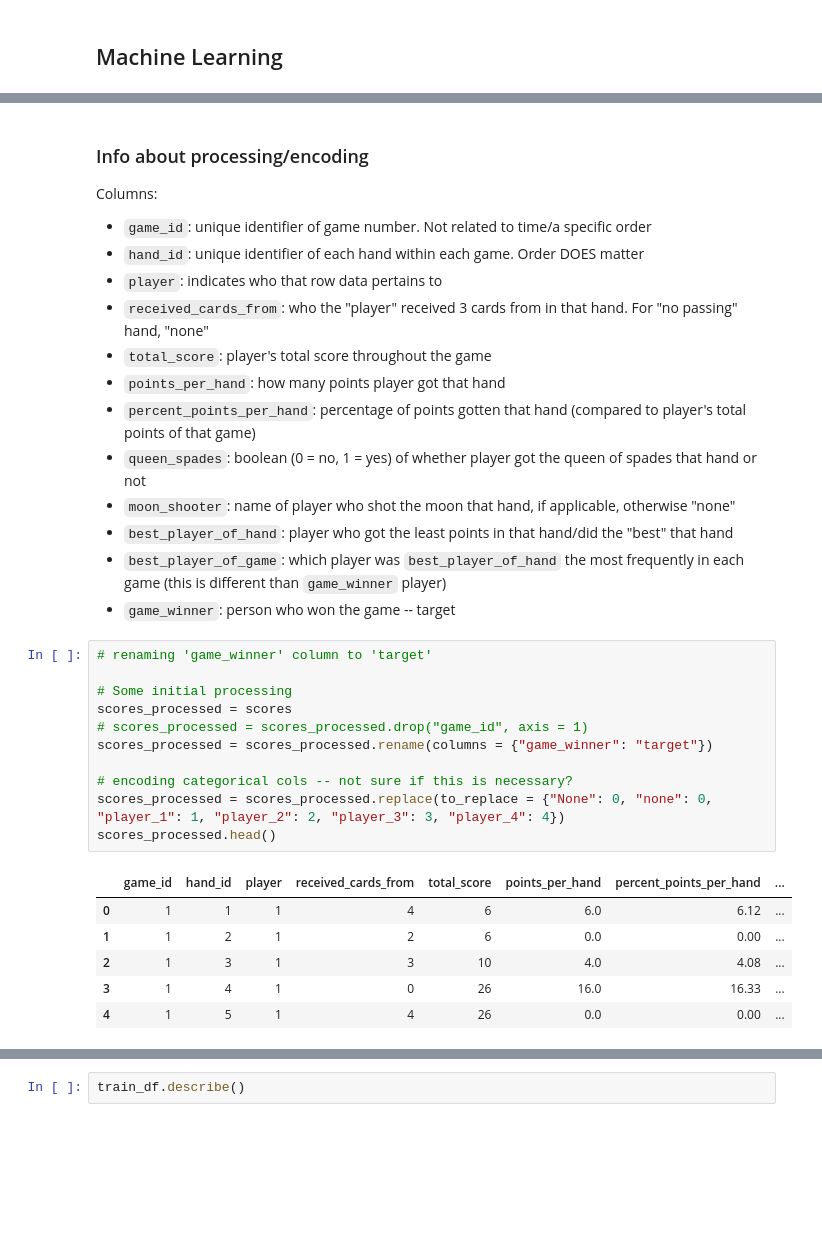
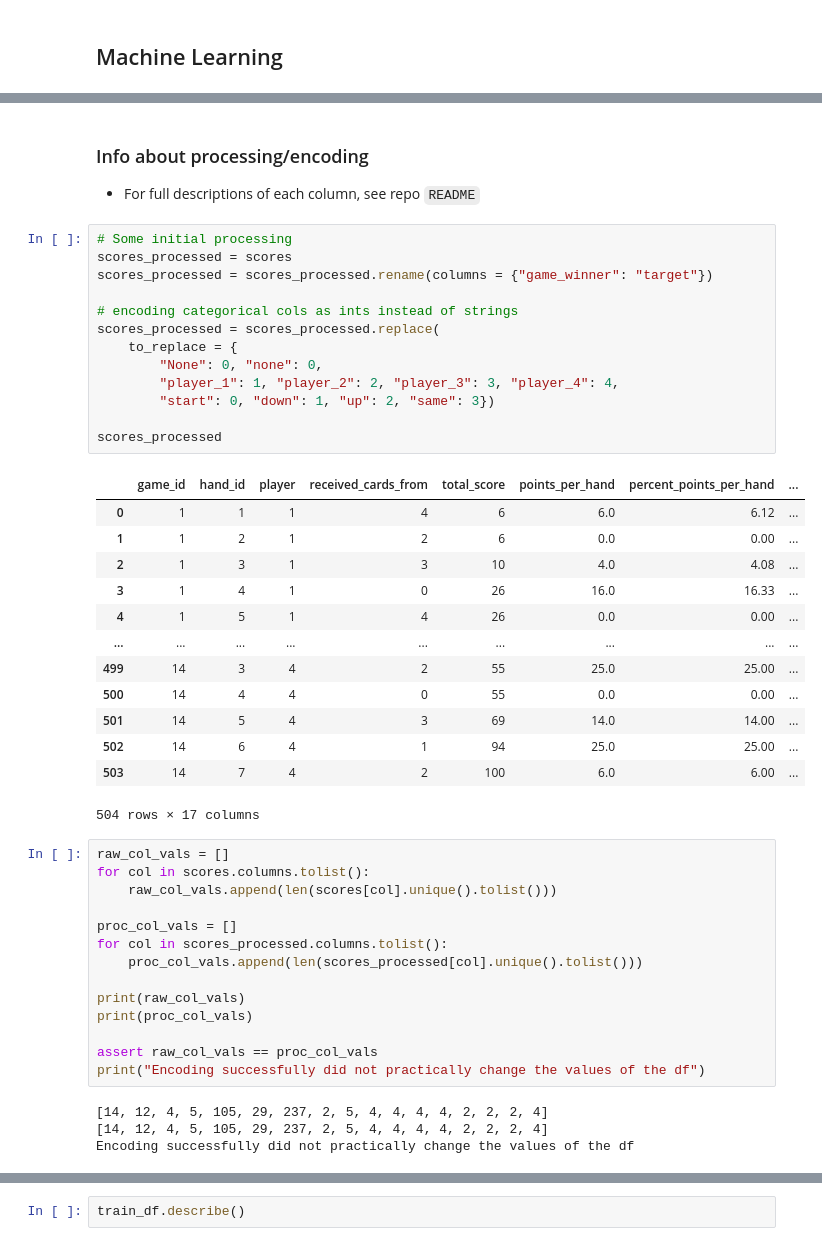
Before and after one commit to kmaurinjones/hearts_scores, a Jupyter notebook: hearts_scoring_ML.ipynb, the cells around one changed output, grey strips where cells are left out. Saved outputs shown, nothing was run; the diff lists cells and outputs as text; blank space fills up the shorter version.

```diff
--- a/hearts_scoring_ML.ipynb
+++ b/hearts_scoring_ML.ipynb
@@ -42,39 +42,54 @@ from scipy.stats import loguniform
 from numpy.linalg import norm
 import altair as alt
 import eli5
-# %% [markdown]
-### Info about processing/encoding
-Columns:
-- `game_id`: unique identifier of game number. Not related to time/a specific order
-- `hand_id`: unique identifier of each hand within each game. Order DOES matter
-- `player`: indicates who that row data pertains to
-- `received_cards_from`: who the "player" received 3 cards from in that hand. For "no passing" hand, "none"
-- `total_score`: player's total score throughout the game
-- `points_per_hand`: how many points player got that hand
-- `percent_points_per_hand`: percentage of points gotten that hand (compared to player's total points of that game)
-- `queen_spades`: boolean (0 = no, 1 = yes) of whether player got the queen of spades that hand or not
-- `moon_shooter`: name of player who shot the moon that hand, if applicable, otherwise "none"
-- `best_player_of_hand`: player who got the least points in that hand/did the "best" that hand
-- `best_player_of_game`: which player was `best_player_of_hand` the most frequently in each game (this is different than `game_winner` player)
-- `game_winner`: person who won the game -- target
+# %% [markdown]
+### Info about processing/encoding
+- For full descriptions of each column, see repo `README`
 # %%
-# renaming 'game_winner' column to 'target'
-
 # Some initial processing
 scores_processed = scores
-# scores_processed = scores_processed.drop("game_id", axis = 1)
 scores_processed = scores_processed.rename(columns = {"game_winner": "target"})
 
-# encoding categorical cols -- not sure if this is necessary?
-scores_processed = scores_processed.replace(to_replace = {"None": 0, "none": 0, "player_1": 1, "player_2": 2, "player_3": 3, "player_4": 4})
-scores_processed.head()
+# encoding categorical cols as ints instead of strings
+scores_processed = scores_processed.replace(
+    to_replace = {
+        "None": 0, "none": 0,
+        "player_1": 1, "player_2": 2, "player_3": 3, "player_4": 4,
+        "start": 0, "down": 1, "up": 2, "same": 3})
+
+scores_processed
 # %% [output]
 |  | game_id | hand_id | player | received_cards_from | total_score | points_per_hand | percent_points_per_hand | ... |
 | 0 | 1 | 1 | 1 | 4 | 6 | 6.0 | 6.12 | ... |
 | 1 | 1 | 2 | 1 | 2 | 6 | 0.0 | 0.00 | ... |
 | 2 | 1 | 3 | 1 | 3 | 10 | 4.0 | 4.08 | ... |
 | 3 | 1 | 4 | 1 | 0 | 26 | 16.0 | 16.33 | ... |
 | 4 | 1 | 5 | 1 | 4 | 26 | 0.0 | 0.00 | ... |
+| ... | ... | ... | ... | ... | ... | ... | ... | ... |
+| 499 | 14 | 3 | 4 | 2 | 55 | 25.0 | 25.00 | ... |
+| 500 | 14 | 4 | 4 | 0 | 55 | 0.0 | 0.00 | ... |
+| 501 | 14 | 5 | 4 | 3 | 69 | 14.0 | 14.00 | ... |
+| 502 | 14 | 6 | 4 | 1 | 94 | 25.0 | 25.00 | ... |
+| 503 | 14 | 7 | 4 | 2 | 100 | 6.0 | 6.00 | ... |
+504 rows × 17 columns
+# %%
+raw_col_vals = []
+for col in scores.columns.tolist():
+    raw_col_vals.append(len(scores[col].unique().tolist()))
+
+proc_col_vals = []
+for col in scores_processed.columns.tolist():
+    proc_col_vals.append(len(scores_processed[col].unique().tolist()))
+
+print(raw_col_vals)
+print(proc_col_vals)
+
+assert raw_col_vals == proc_col_vals
+print("Encoding successfully did not practically change the values of the df")
+# %% [output]
+[14, 12, 4, 5, 105, 29, 237, 2, 5, 4, 4, 4, 4, 2, 2, 2, 4]
+[14, 12, 4, 5, 105, 29, 237, 2, 5, 4, 4, 4, 4, 2, 2, 2, 4]
+Encoding successfully did not practically change the values of the df
 # %%
 ### Splitting data into X/y train/test splits
 
```
Also changed, not shown: parts of 15 cells of this notebook, 4 other files.
